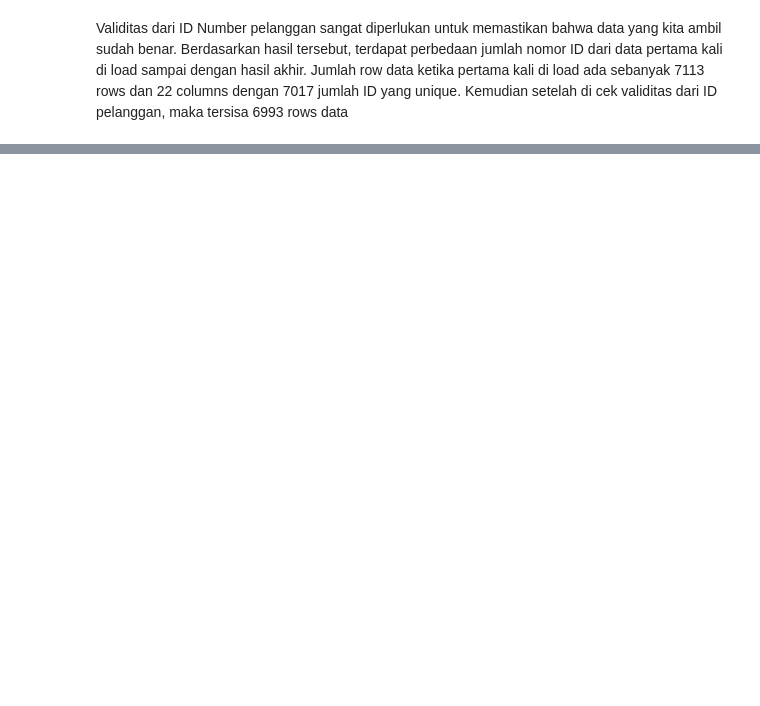
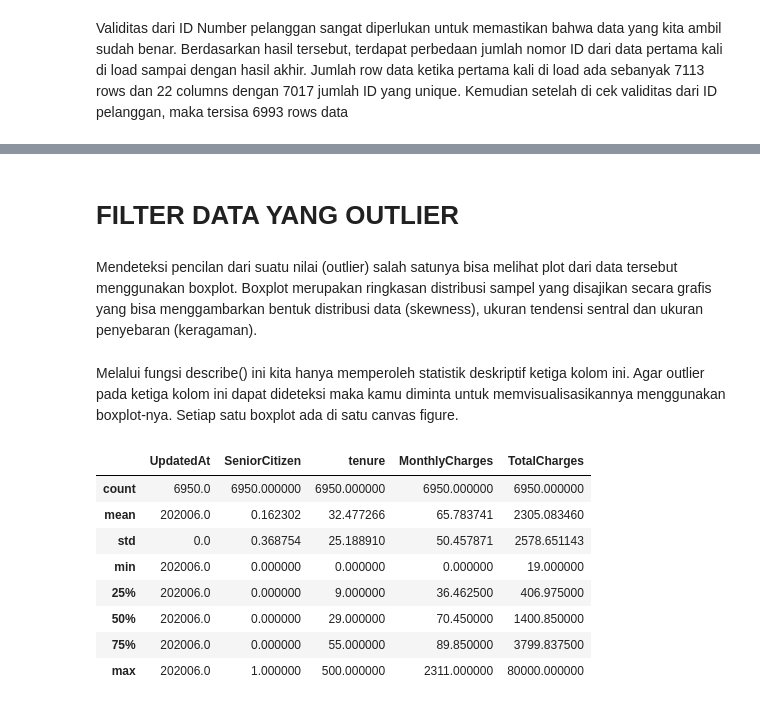
Before and after one commit to Iwanplayground/PROYEK-KECIL2AN, a Jupyter notebook: Data_telco_cleansing.ipynb, the cells around one changed output, grey strips where cells are left out. Drawn from its saved outputs; the diff is of its cells as text; code cells hidden in the pictures; blank space fills up the shorter version.

```diff
--- a/Data_telco_cleansing.ipynb
+++ b/Data_telco_cleansing.ipynb
@@ -88,0 +147,20 @@ Validitas dari ID Number pelanggan sangat diperlukan untuk memastikan bahwa data
+# %% [markdown]
+# FILTER DATA YANG OUTLIER
+# %% [markdown]
+Mendeteksi pencilan dari suatu nilai (outlier) salah satunya bisa melihat plot dari data tersebut menggunakan boxplot. Boxplot merupakan ringkasan distribusi sampel yang disajikan secara grafis yang bisa menggambarkan bentuk distribusi data (skewness), ukuran tendensi sentral dan ukuran penyebaran (keragaman).
+# %% [markdown]
+Melalui fungsi describe() ini kita hanya memperoleh statistik deskriptif ketiga kolom ini. Agar outlier pada ketiga kolom ini dapat dideteksi maka kamu diminta untuk memvisualisasikannya menggunakan boxplot-nya. Setiap satu boxplot ada di satu canvas figure.
+# %%
+# summary statistiknya
+
+df.describe()
+# %% [output]
+|  | UpdatedAt | SeniorCitizen | tenure | MonthlyCharges | TotalCharges |
+| count | 6950.0 | 6950.000000 | 6950.000000 | 6950.000000 | 6950.000000 |
+| mean | 202006.0 | 0.162302 | 32.477266 | 65.783741 | 2305.083460 |
+| std | 0.0 | 0.368754 | 25.188910 | 50.457871 | 2578.651143 |
+| min | 202006.0 | 0.000000 | 0.000000 | 0.000000 | 19.000000 |
+| 25% | 202006.0 | 0.000000 | 9.000000 | 36.462500 | 406.975000 |
+| 50% | 202006.0 | 0.000000 | 29.000000 | 70.450000 | 1400.850000 |
+| 75% | 202006.0 | 0.000000 | 55.000000 | 89.850000 | 3799.837500 |
+| max | 202006.0 | 1.000000 | 500.000000 | 2311.000000 | 80000.000000 |
```
Also changed, not shown: parts of 18 cells of this notebook.
